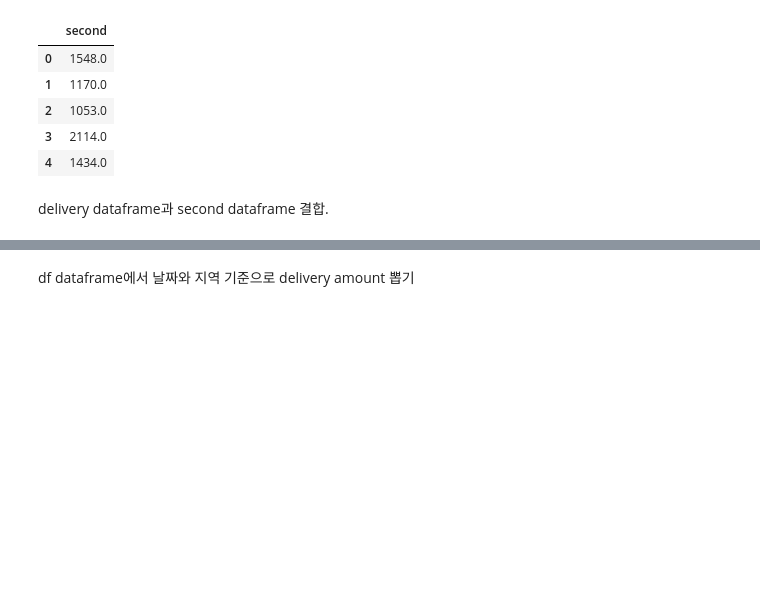
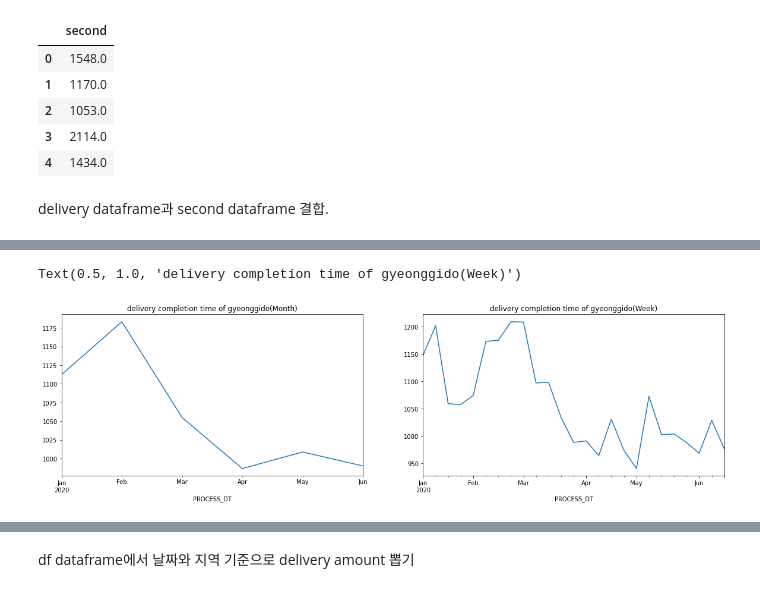
Before and after one commit to Pyeonseohee/Deeplearning, a Jupyter notebook: DataScience_Post_Covid19_2.ipynb, the cells around one changed output, grey strips where cells are left out. Drawn from its saved outputs; the diff is of its cells as text; code cells hidden in the pictures; blank space fills up the shorter version.

```diff
--- a/DataScience_Post_Covid19_2.ipynb
+++ b/DataScience_Post_Covid19_2.ipynb
@@ -257,0 +222,9 @@ Text(0.5, 1.0, 'Delivery Completion Time Of Jeju-do')
+# %%
+gyeonggido = DataFrame(df, columns = ['SERIAL_NUMBER', 'PROCESS_DT', 'DLVR_DSTN_SIDO', 'second', 'gyeonggido'])
+gyeonggido['gyeonggido'] = gyeonggido['DLVR_DSTN_SIDO'] == '경기도'
+droped = gyeonggido[gyeonggido['gyeonggido'] == False].index
+gyeonggido = gyeonggido.drop(droped)
+gyeonggido.index = gyeonggido['PROCESS_DT']
+gyeonggido_complete_week = gyeonggido.resample('W').mean()
+gyeonggido_complete_month = gyeonggido.resample('M').mean()
+gyeonggido_complete_month.head()
@@ -257,0 +239,10 @@ Text(0.5, 1.0, 'Delivery Completion Time Of Jeju-do')
+# %%
+fig, axes = plt.subplots(nrows = 1, ncols = 2)
+fig.set_size_inches(20, 5)
+gyeonggido_complete_month['second'].plot(ax = axes[0])
+gyeonggido_complete_week['second'].plot(ax = axes[1])
+axes[0].set_title('delivery completion time of gyeonggido(Month)')
+axes[1].set_title('delivery completion time of gyeonggido(Week)')
+# %% [output]
+Text(0.5, 1.0, 'delivery completion time of gyeonggido(Week)')
+[figure, added]
```
Also changed, not shown: parts of 68 cells of this notebook.
